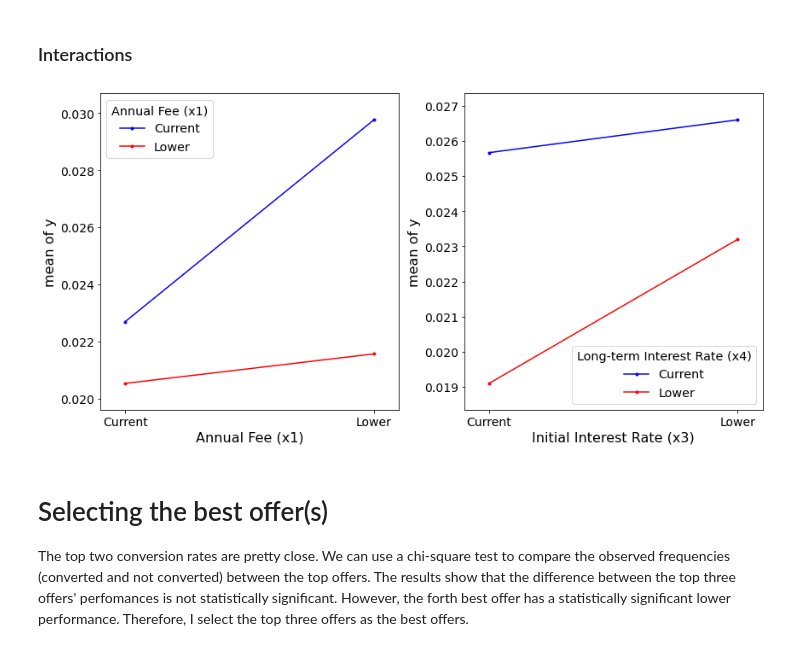
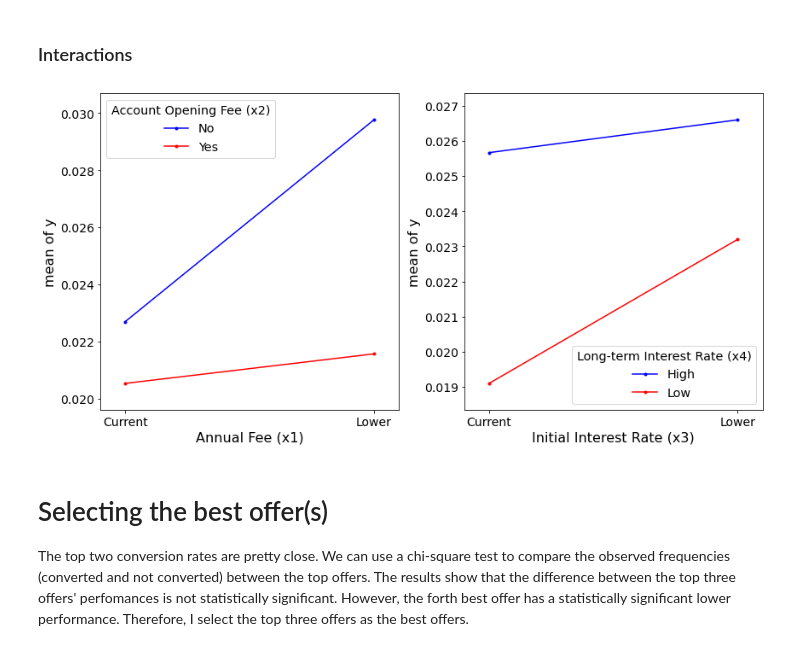
Before and after one commit to Mahshidxyz/Multivariate-Testing, a Jupyter notebook: Factorial-Test-Credit-Card-Marketing/factorial_multivariate_logistic_reg.ipynb, the cells around one changed output. Saved outputs shown, nothing was run; the diff lists cells and outputs as text; code cells hidden in the pictures.

```diff
--- a/Factorial-Test-Credit-Card-Marketing/factorial_multivariate_logistic_reg.ipynb
+++ b/Factorial-Test-Credit-Card-Marketing/factorial_multivariate_logistic_reg.ipynb
@@ -256,25 +256,25 @@ plt.tight_layout()
 # %%
 # interaction plots
 fig, ax = plt.subplots(1,2, figsize=(12, 6))
 
 _ = smfp.interaction_plot(x = df['x1'], trace = df['x2'], response = df['y'], colors = ['blue', 'red'], ax = ax[0])
 ax[0].set_xlabel("Annual Fee (x1)")
 ax[0].set_xticks([-1,1])
 ax[0].set_xticklabels(['Current', 'Lower'])
-ax[0].legend(['Current', 'Lower'], title = "Annual Fee (x1)")
+ax[0].legend(['No', 'Yes'], title = "Account Opening Fee (x2)")
 
 _ = smfp.interaction_plot(x = df['x3'], trace = df['x4'], response = df['y'], colors = ['blue', 'red'], ax = ax[1])
 ax[1].set_xlabel("Initial Interest Rate (x3)")
 ax[1].set_xticks([-1,1])
 ax[1].set_xticklabels(['Current', 'Lower'])
-ax[1].legend(['Current', 'Lower'], title = "Long-term Interest Rate (x4)")
+ax[1].legend(['High', 'Low'], title = "Long-term Interest Rate (x4)")
 
 ## to get the order of legend labels
 # ax[1].get_legend_handles_labels()
 
 plt.tight_layout()
 # %% [output]
-[figure, old version]
+[figure, new version]
 # %% [markdown]
 # Selecting the best offer(s)
 
```
Also changed, not shown: parts of 6 cells of this notebook, 1 other file.
